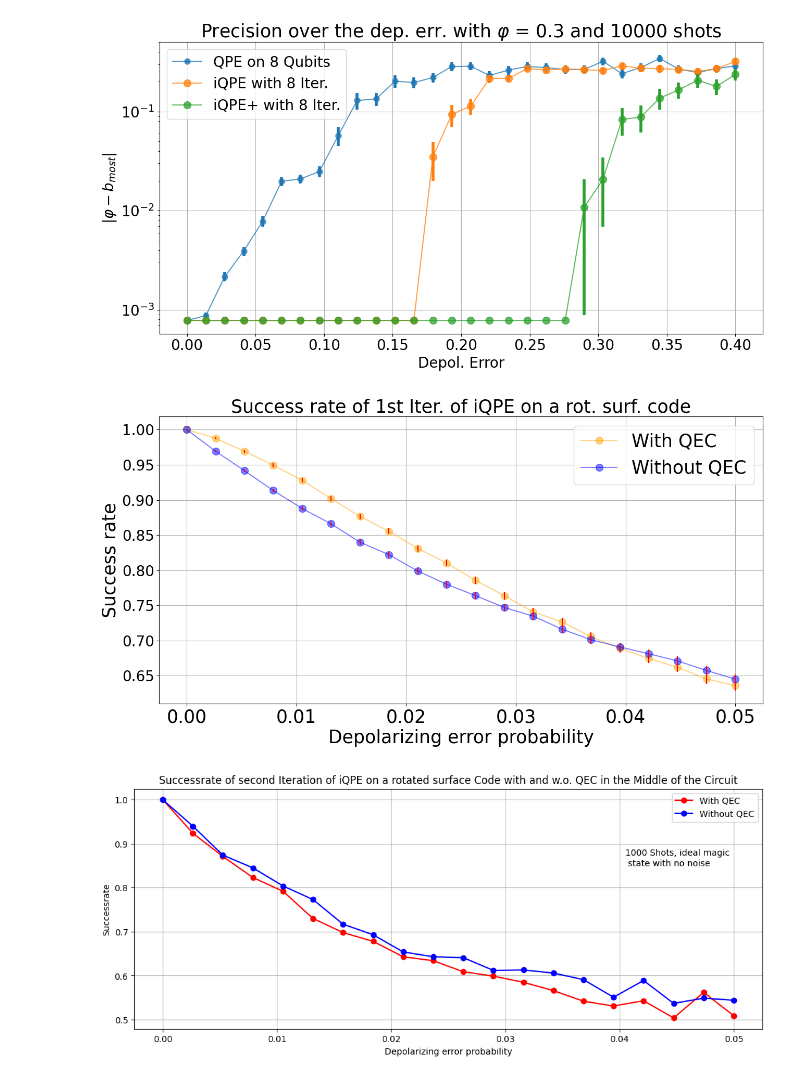
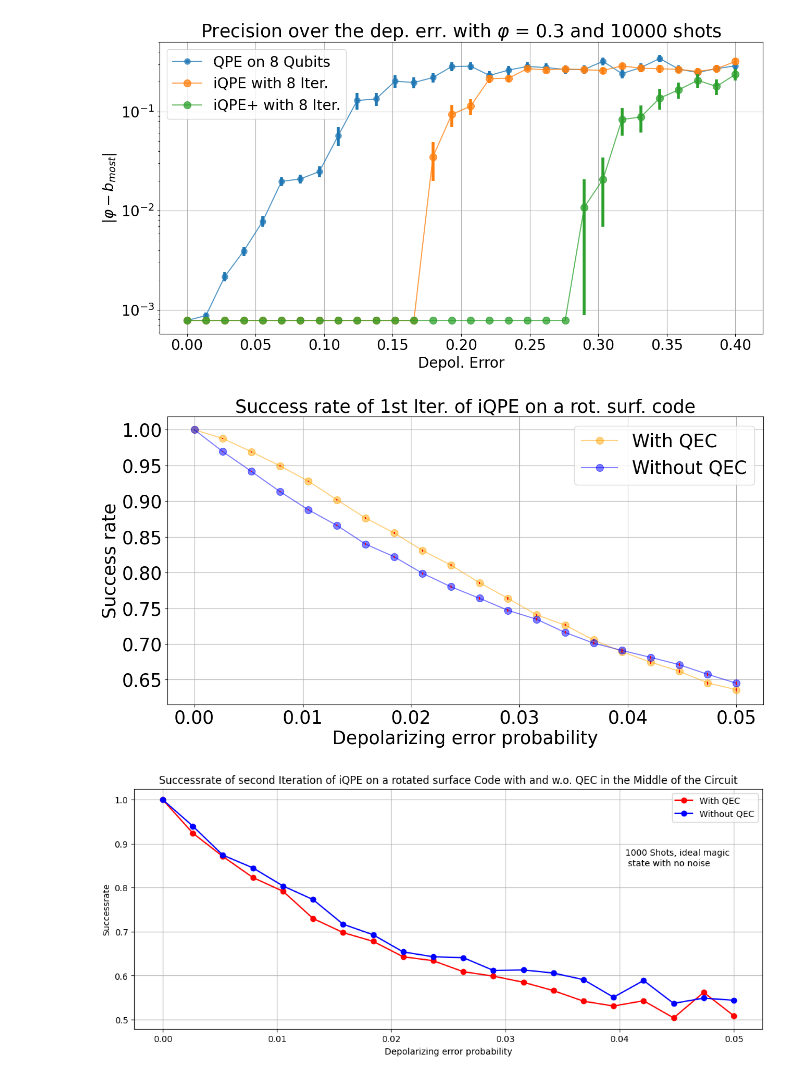
Before and after one commit to RicemanBoy/qc_researchproject, a Jupyter notebook: Alle Plots/plotting.ipynb, the cells around one changed output. Saved outputs shown, nothing was run; the diff lists cells and outputs as text; code cells hidden in the pictures.

```diff
--- a/Alle Plots/plotting.ipynb
+++ b/Alle Plots/plotting.ipynb
@@ -43,28 +43,28 @@ plt.tight_layout()
 # %%
 QEC = np.loadtxt("txt/QEC_50k_shots.txt", delimiter=",")
 
 x = QEC[0,:]
 y = QEC[1,:]
 y_no_QEC = QEC[2,:]
 
 QEC_error = [np.sqrt((i-i**2)/shots) for i in x]
 
 fig, ax = plt.subplots(figsize=(13,7))
 ax = plt.plot(x,y,label = "With QEC", color="orange", marker = ".",markersize = 20, alpha = 0.5)
 ax = plt.errorbar(x, y, yerr=QEC_error, ecolor="red", linestyle="")
 ax = plt.plot(x,y_no_QEC, label = "Without QEC", color="blue", marker = ".", markersize = 20, alpha = 0.5)
 ax = plt.errorbar(x, y_no_QEC, yerr=QEC_error, ecolor="red", linestyle="")
 plt.title("Success rate of 1st Iter. of iQPE on a rot. surf. code", fontsize=25)
 plt.xlabel("Depolarizing error probability", fontsize=25)
 plt.ylabel("Success rate", fontsize=25)
 plt.xticks(fontsize=25)
-plt.yticks(fontsize=20)
+plt.yticks(fontsize=25)
 plt.grid()
 plt.legend(fontsize=25)
 plt.tight_layout()
 #plt.savefig("iQPE_1st.png", dpi = 300)
 # %% [output]
-[figure, old version]
+[figure, new version]
 # %%
 data = np.loadtxt("txt/iQPE_2nd_step_1000shots.txt", delimiter=",")
 
```
Also changed, not shown: parts of 2 cells of this notebook, 3 other files.
